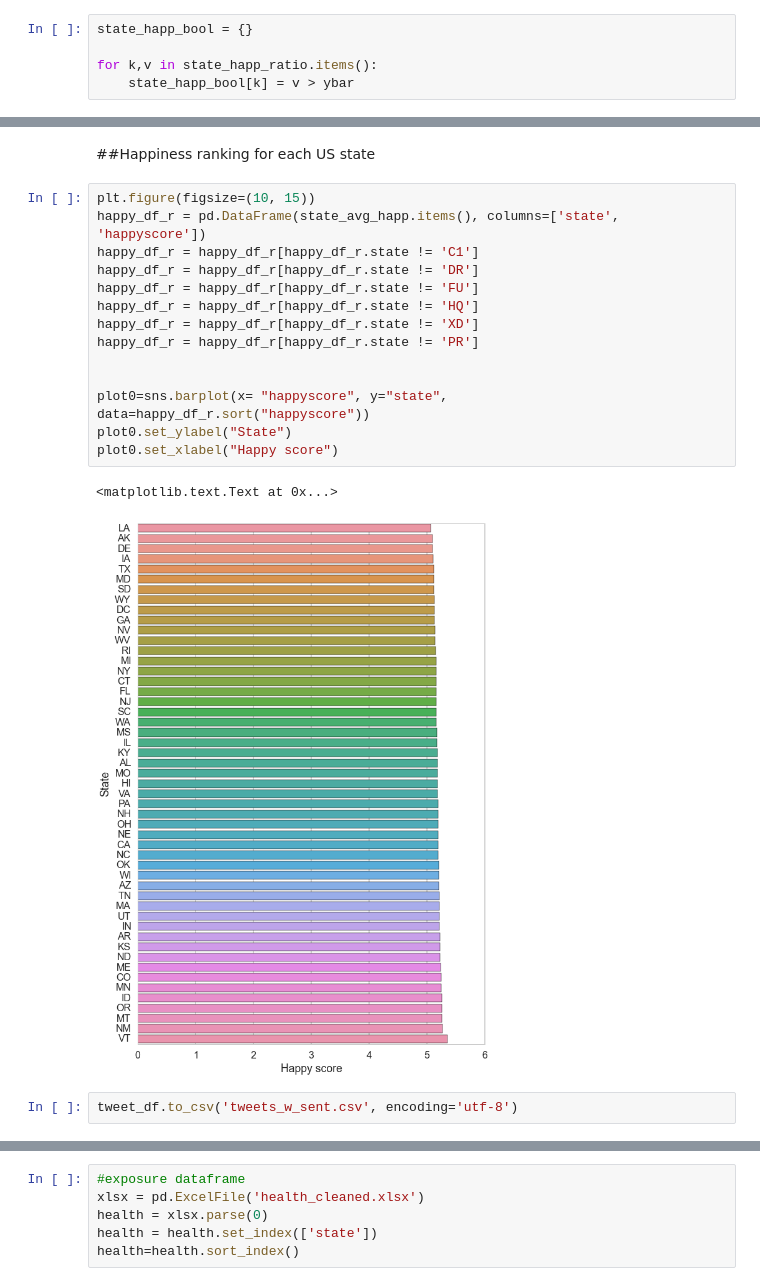
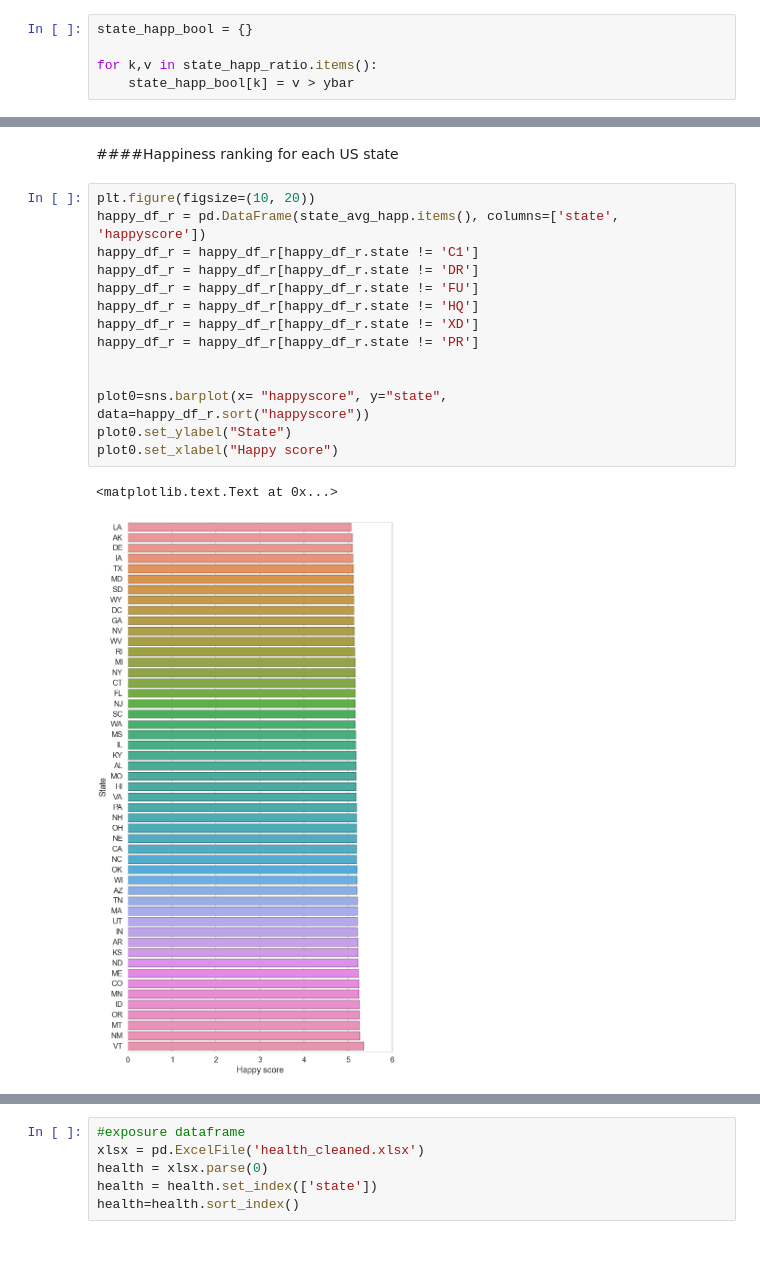
Before and after one commit to qiz304/project, a Jupyter notebook: Sentiment_Analysis_w_Classifiers.ipynb, the cells around one changed output, grey strips where cells are left out. Drawn from its saved outputs; the diff is of its cells as text; blank space fills up the shorter version.

```diff
--- a/Sentiment_Analysis_w_Classifiers.ipynb
+++ b/Sentiment_Analysis_w_Classifiers.ipynb
@@ -280,21 +350,19 @@ for k,v in state_happ_ratio.items():
 # %% [markdown]
-##Happiness ranking for each US state
+####Happiness ranking for each US state
 # %%
-plt.figure(figsize=(10, 15))
+plt.figure(figsize=(10, 20))
 happy_df_r = pd.DataFrame(state_avg_happ.items(), columns=['state', 'happyscore'])
 happy_df_r = happy_df_r[happy_df_r.state != 'C1']
 happy_df_r = happy_df_r[happy_df_r.state != 'DR']
 happy_df_r = happy_df_r[happy_df_r.state != 'FU']
 happy_df_r = happy_df_r[happy_df_r.state != 'HQ']
 happy_df_r = happy_df_r[happy_df_r.state != 'XD']
 happy_df_r = happy_df_r[happy_df_r.state != 'PR']
 
 
 plot0=sns.barplot(x= "happyscore", y="state", data=happy_df_r.sort("happyscore"))
 plot0.set_ylabel("State")
 plot0.set_xlabel("Happy score")
 # %% [output]
 <matplotlib.text.Text at 0x...>
-[figure, old version]
+[figure, new version]
-# %%
-tweet_df.to_csv('tweets_w_sent.csv', encoding='utf-8')
```
Also changed, not shown: parts of 73 cells of this notebook.
